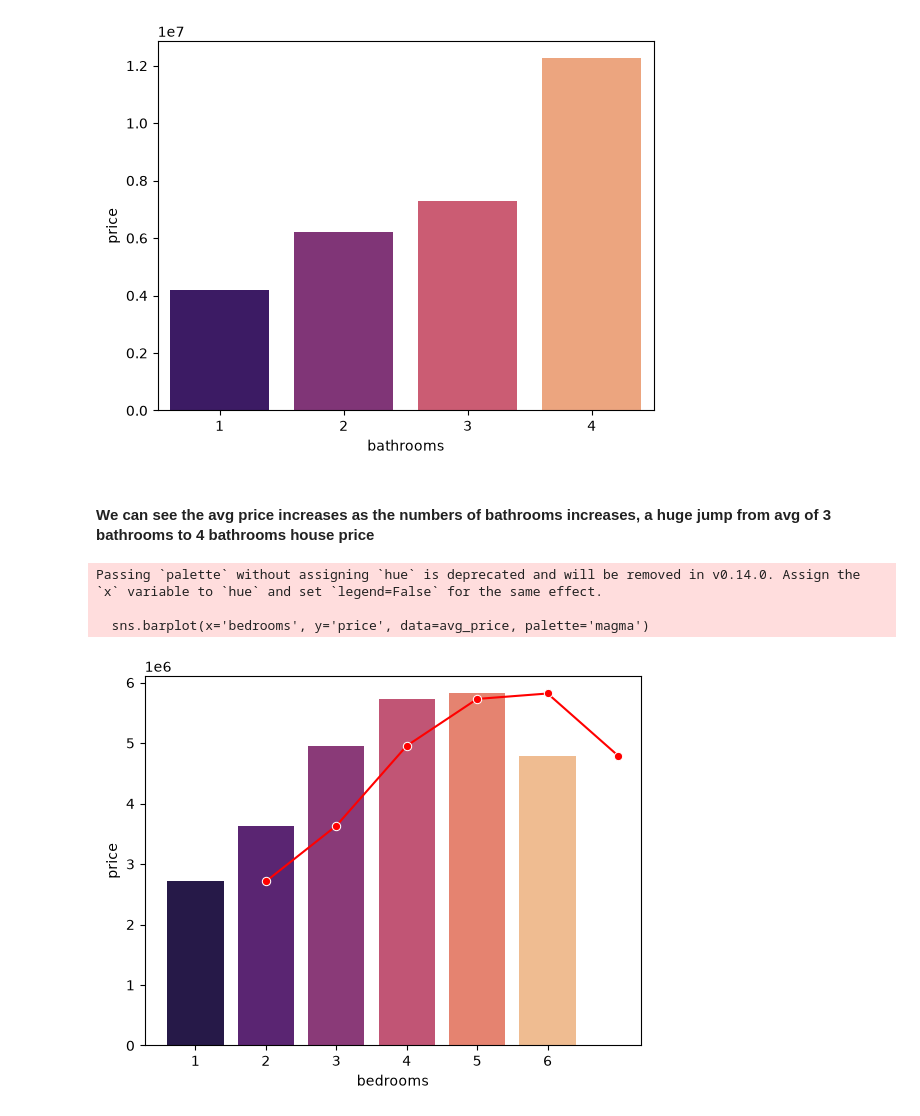
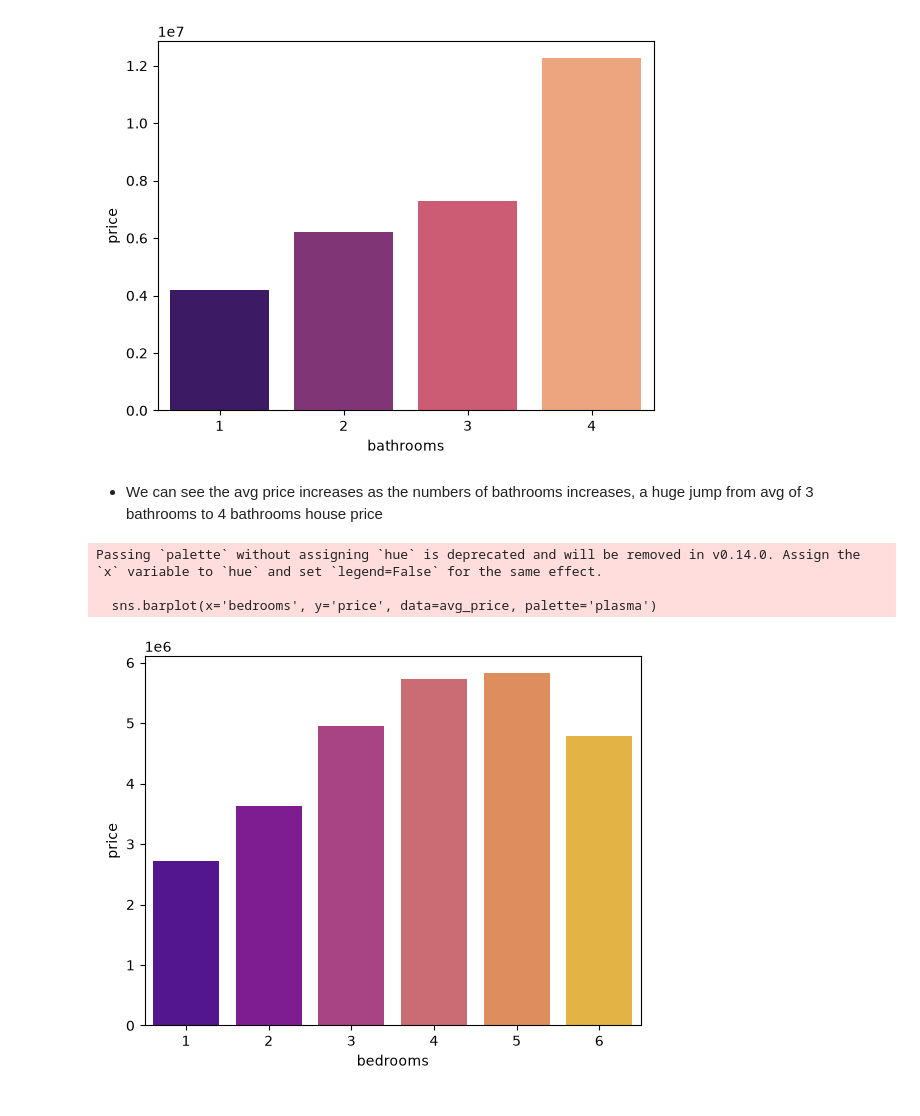
Before and after one commit to Keshavv-Sahu/D_projects, a Jupyter notebook: Housing/main.ipynb, the cells around one changed output. Drawn from its saved outputs; the diff is of its cells as text; code cells hidden in the pictures.

```diff
--- a/Housing/main.ipynb
+++ b/Housing/main.ipynb
@@ -85,14 +85,13 @@ Passing `palette` without assigning `hue` is deprecated and will be removed in v
   sns.barplot(x='bathrooms', y='price', data=avg_price, palette='magma')
 [figure]
 # %% [markdown]
-#### We can see the avg price increases as the numbers of bathrooms increases, a huge jump from avg of 3 bathrooms to 4 bathrooms house price
+- We can see the avg price increases as the numbers of bathrooms increases, a huge jump from avg of 3 bathrooms to 4 bathrooms house price
 # %%
 avg_price = df.groupby('bedrooms')['price'].mean().reset_index()
-sns.barplot(x='bedrooms', y='price', data=avg_price, palette='magma')
-sns.lineplot(x='bedrooms', y='price', data=avg_price, color='red', marker='o')
+sns.barplot(x='bedrooms', y='price', data=avg_price, palette='plasma')
 plt.show()
 # %% [output]
 Passing `palette` without assigning `hue` is deprecated and will be removed in v0.14.0. Assign the `x` variable to `hue` and set `legend=False` for the same effect.
 
-  sns.barplot(x='bedrooms', y='price', data=avg_price, palette='magma')
+  sns.barplot(x='bedrooms', y='price', data=avg_price, palette='plasma')
-[figure, old version]
+[figure, new version]
```
Also changed, not shown: parts of 30 cells of this notebook.
